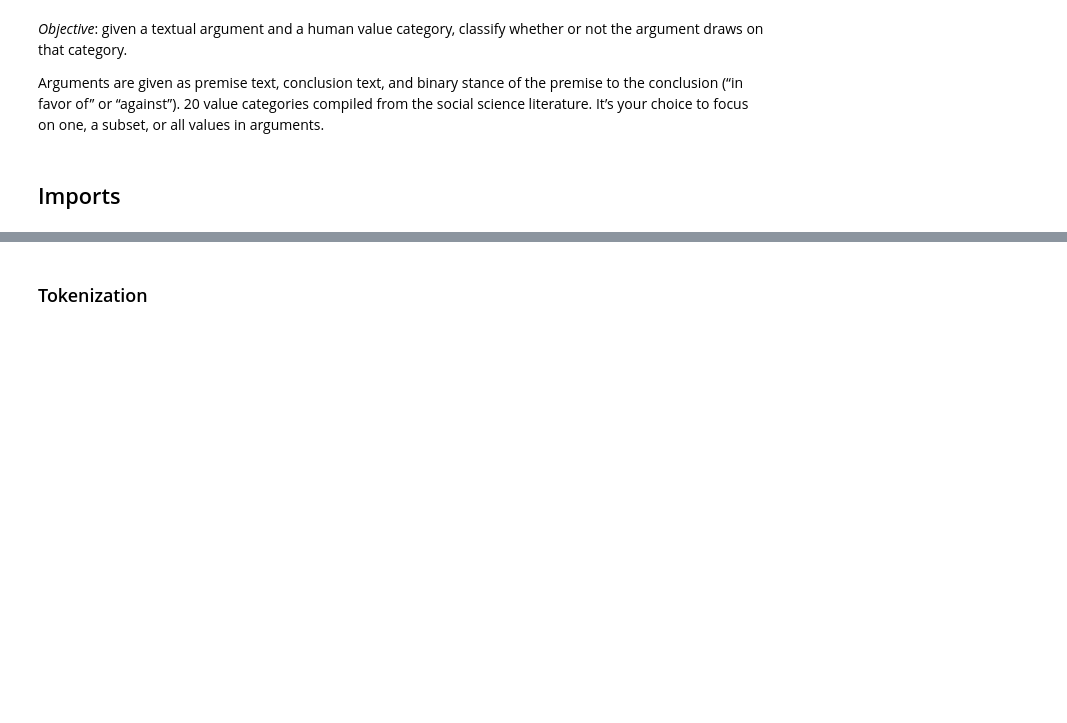
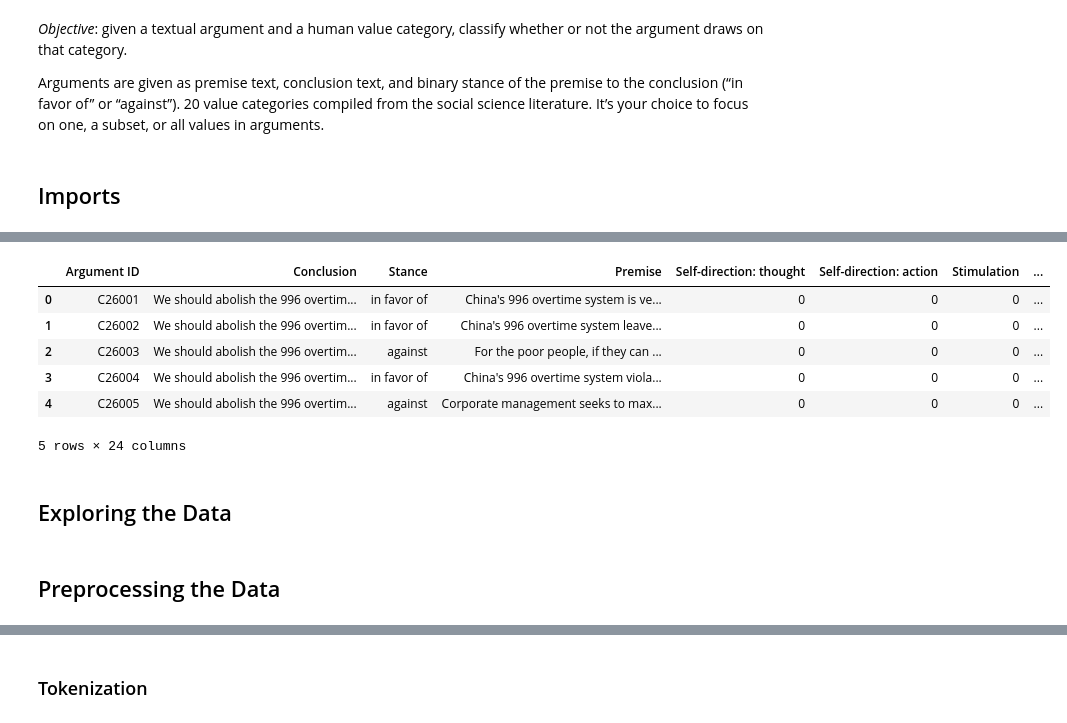
Before and after one commit to send-an-SMS/Unibo-NLP-Project, a Jupyter notebook: debug_2.ipynb, the cells around one changed output, grey strips where cells are left out. Saved outputs shown, nothing was run; the diff lists cells and outputs as text; code cells hidden in the pictures; blank space fills up the shorter version.

Commit message:
Added test set, adjusted preprocessing

```diff
--- a/debug_2.ipynb
+++ b/debug_2.ipynb
@@ -194,0 +66,20 @@ Max length
+# %%
+arguments_train_path = 'arguments-training.tsv'
+arguments_val_path = 'arguments-validation.tsv'
+arguments_test_path = 'arguments-validation-zhihu.tsv'
+
+labels_train_path = 'labels-training.tsv'
+labels_val_path = 'labels-validation.tsv'
+labels_test_path = 'labels-validation-zhihu.tsv'
+# %%
+df_arguments_train = pd.read_csv(arguments_train_path, sep='\t')
+df_labels_train = pd.read_csv(labels_train_path, sep='\t')
+df_train = pd.merge(df_arguments_train, df_labels_train, on='Argument ID')
+
+df_arguments_val = pd.read_csv(arguments_val_path, sep='\t')
+df_labels_val = pd.read_csv(labels_val_path, sep='\t')
+df_val = pd.merge(df_arguments_val, df_labels_val, on='Argument ID')
+
+df_arguments_test = pd.read_csv(arguments_test_path, sep='\t')
+df_labels_test = pd.read_csv(labels_test_path, sep='\t')
+df_test = pd.merge(df_arguments_test, df_labels_test, on='Argument ID')
@@ -194,0 +106,12 @@ Max length
+# %%
+df_test.head()
+# %% [output]
+|  | Argument ID | Conclusion | Stance | Premise | Self-direction: thought | Self-direction: action | Stimulation | ... |
+| 0 | C26001 | We should abolish the 996 overtim... | in favor of | China's 996 overtime system is ve... | 0 | 0 | 0 | ... |
+| 1 | C26002 | We should abolish the 996 overtim... | in favor of | China's 996 overtime system leave... | 0 | 0 | 0 | ... |
+| 2 | C26003 | We should abolish the 996 overtim... | against | For the poor people, if they can ... | 0 | 0 | 0 | ... |
+| 3 | C26004 | We should abolish the 996 overtim... | in favor of | China's 996 overtime system viola... | 0 | 0 | 0 | ... |
+| 4 | C26005 | We should abolish the 996 overtim... | against | Corporate management seeks to max... | 0 | 0 | 0 | ... |
+5 rows × 24 columns
+# %% [markdown]
+## Exploring the Data
@@ -194,0 +120,2 @@ Max length
+# %% [markdown]
+## Preprocessing the Data
```
Also changed, not shown: parts of 43 cells of this notebook.
